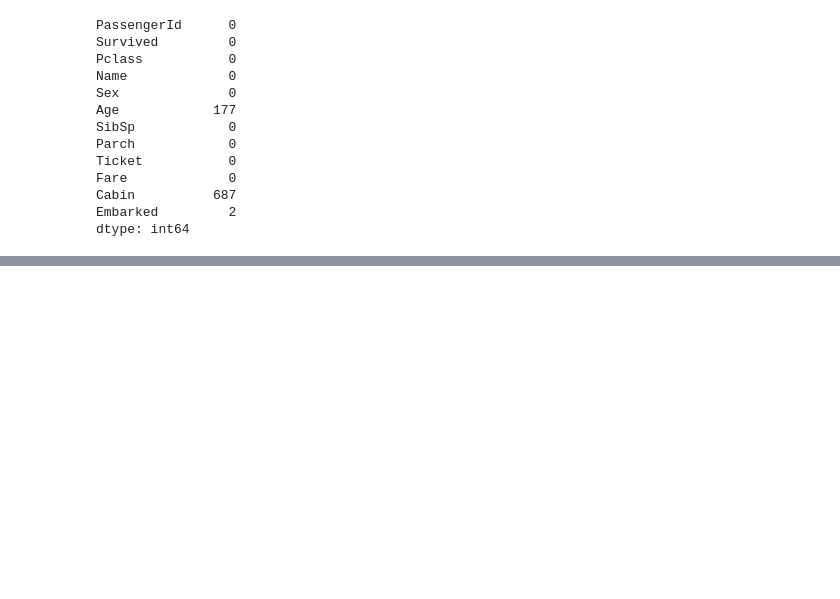
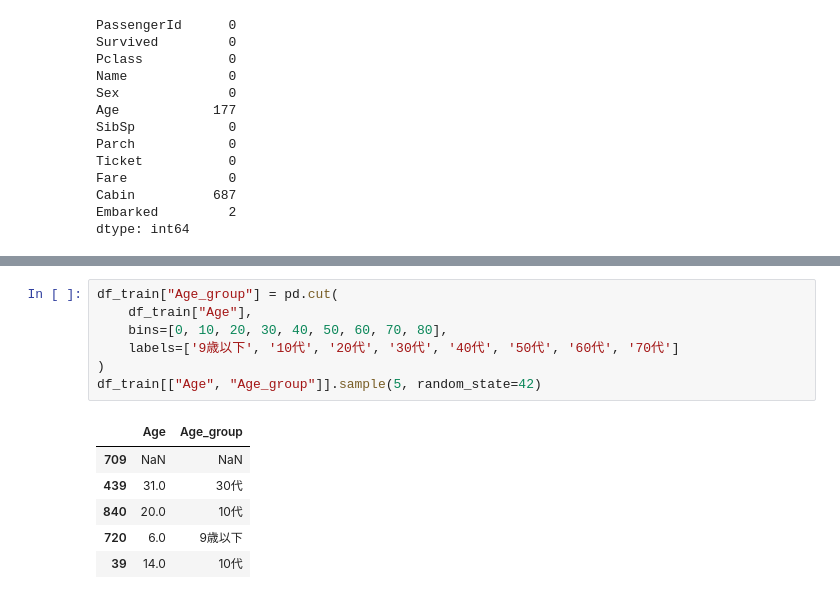
Before and after one commit to yasunobu-nonaka/machine-learning-notebooks, a Jupyter notebook: titanic/note.ipynb, the cells around one changed output, grey strips where cells are left out. Drawn from its saved outputs; the diff is of its cells as text; blank space fills up the shorter version.

```diff
--- a/titanic/note.ipynb
+++ b/titanic/note.ipynb
@@ -65,0 +142,14 @@ df_train[df_train["Age"].isna()].sample(5, random_state=42)
+# %%
+df_train["Age_group"] = pd.cut(
+    df_train["Age"],
+    bins=[0, 10, 20, 30, 40, 50, 60, 70, 80],
+    labels=['9歳以下', '10代', '20代', '30代', '40代', '50代', '60代', '70代']
+)
+df_train[["Age", "Age_group"]].sample(5, random_state=42)
+# %% [output]
+|  | Age | Age_group |
+| 709 | NaN | NaN |
+| 439 | 31.0 | 30代 |
+| 840 | 20.0 | 10代 |
+| 720 | 6.0 | 9歳以下 |
+| 39 | 14.0 | 10代 |
```
Also changed, not shown: parts of 16 cells of this notebook, 1 other file.
